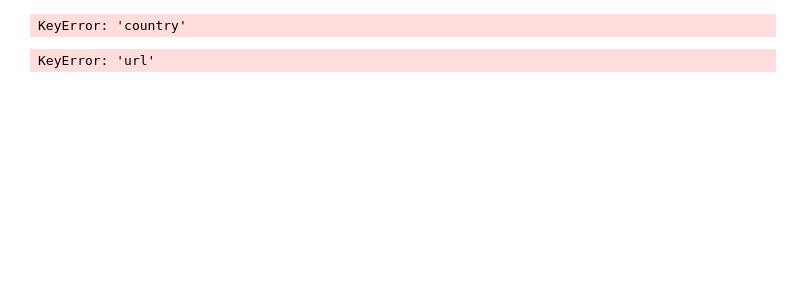
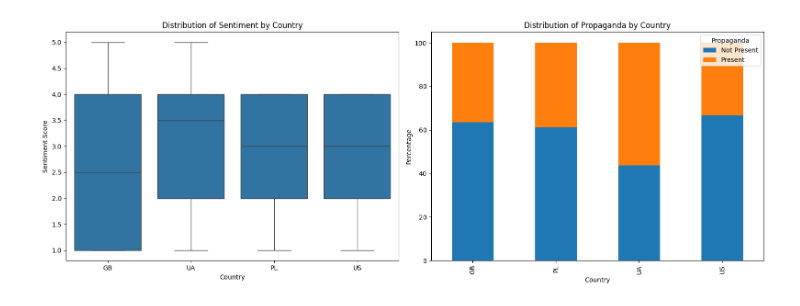
Before and after one commit to hellaskella33/ukraine-war-news-sentiment-analysis, a Jupyter notebook: notebooks/time_series_analysis.ipynb, the cells around one changed output. Cells and saved outputs as stored; diff of their text form; code cells hidden in the pictures; blank space fills up the shorter version.

```diff
--- a/notebooks/time_series_analysis.ipynb
+++ b/notebooks/time_series_analysis.ipynb
@@ -64,55 +18,0 @@ AttributeError: 'str' object has no attribute 'eq'
-# %%
-# Group articles by country and publication date, and calculate average sentiment and propaganda percentage
-country_sentiment_over_time = annotated_articles.groupby(['country', pd.Grouper(key='publication_date', freq='W')])['sentiment_ukraine'].mean().unstack()
-country_propaganda_over_time = annotated_articles.groupby(['country', pd.Grouper(key='publication_date', freq='W')])['propaganda'].apply(lambda x: x.eq('Present').mean() * 100).unstack()
-
-# Plot sentiment and propaganda trends by country over time
-fig, (ax1, ax2) = plt.subplots(2, 1, figsize=(12, 12), sharex=True)
-
-for country in country_sentiment_over_time.columns:
-    ax1.plot(country_sentiment_over_time.index, country_sentiment_over_time[country], label=country)
-ax1.set_xlabel('Publication Date')
-ax1.set_ylabel('Average Sentiment Score')
-ax1.legend(title='Country')
-ax1.set_title('Sentiment Trends by Country over Time')
-
-for country in country_propaganda_over_time.columns:
-    ax2.plot(country_propaganda_over_time.index, country_propaganda_over_time[country], label=country)
-ax2.set_xlabel('Publication Date')
-ax2.set_ylabel('Percentage of Articles with Propaganda')
-ax2.legend(title='Country')
-ax2.set_title('Propaganda Trends by Country over Time')
-
-plt.tight_layout()
-plt.show()
-# %% [output]
-KeyError: 'country'
-# %%
-# Extract media outlet from the URL
-annotated_articles['media_outlet'] = annotated_articles['url'].apply(lambda x: urlparse(x).netloc)
-
-# Group articles by media outlet and publication date, and calculate average sentiment and propaganda percentage
-media_sentiment_over_time = annotated_articles.groupby(['media_outlet', pd.Grouper(key='publication_date', freq='W')])['sentiment_ukraine'].mean().unstack()
-media_propaganda_over_time = annotated_articles.groupby(['media_outlet', pd.Grouper(key='publication_date', freq='W')])['propaganda'].apply(lambda x: x.eq('Present').mean() * 100).unstack()
-
-# Plot sentiment and propaganda trends by media outlet over time
-fig, (ax1, ax2) = plt.subplots(2, 1, figsize=(12, 12), sharex=True)
-
-for media in media_sentiment_over_time.columns:
-    ax1.plot(media_sentiment_over_time.index, media_sentiment_over_time[media], label=media)
-ax1.set_xlabel('Publication Date')
-ax1.set_ylabel('Average Sentiment Score')
-ax1.legend(title='Media Outlet')
-ax1.set_title('Sentiment Trends by Media Outlet over Time')
-
-for media in media_propaganda_over_time.columns:
-    ax2.plot(media_propaganda_over_time.index, media_propaganda_over_time[media], label=media)
-ax2.set_xlabel('Publication Date')
-ax2.set_ylabel('Percentage of Articles with Propaganda')
-ax2.legend(title='Media Outlet')
-ax2.set_title('Propaganda Trends by Media Outlet over Time')
-
-plt.tight_layout()
-plt.show()
-# %% [output]
-KeyError: 'url'
@@ -118,0 +52,19 @@ KeyError: 'url'
+# %%
+fig, (ax1, ax2) = plt.subplots(1, 2, figsize=(16, 6))
+sns.boxplot(x='country', y='sentiment_ukraine', data=filtered_articles, ax=ax1)
+ax1.set_title('Distribution of Sentiment by Country')
+ax1.set_xlabel('Country')
+ax1.set_ylabel('Sentiment Score')
+
+propaganda_counts = filtered_articles.groupby(['country', 'propaganda']).size().unstack()
+propaganda_percentage = propaganda_counts.div(propaganda_counts.sum(axis=1), axis=0) * 100
+propaganda_percentage.plot(kind='bar', stacked=True, ax=ax2)
+ax2.set_title('Distribution of Propaganda by Country')
+ax2.set_xlabel('Country')
+ax2.set_ylabel('Percentage')
+ax2.legend(title='Propaganda')
+
+plt.tight_layout()
+plt.show()
+# %% [output]
+[figure, added]
```
Also changed, not shown: parts of 8 cells of this notebook, 2 other files.
